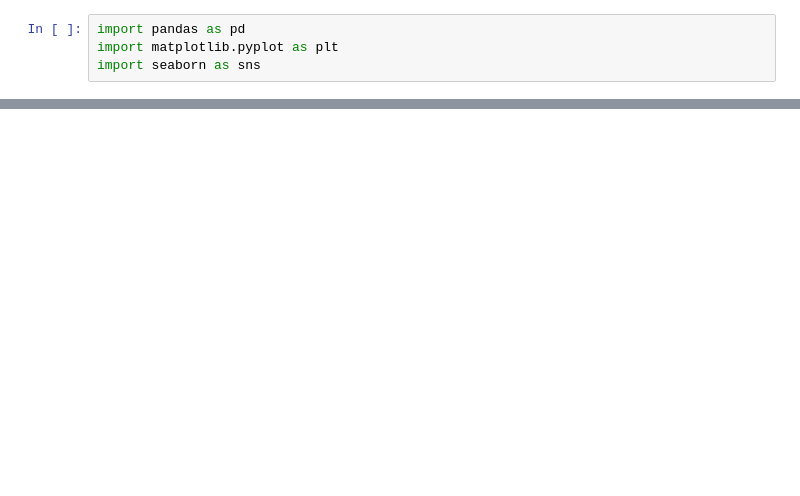
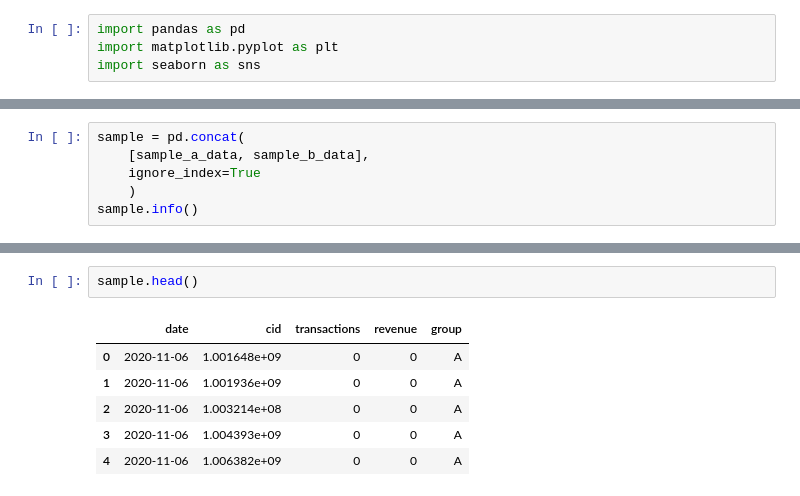
Before and after one commit to Vezdexod/sf_data_science, a Jupyter notebook: Data_Science_memory/EDA5/EDA5.5.ipynb, the cells around one changed output, grey strips where cells are left out. Drawn from its saved outputs; the diff is of its cells as text; blank space fills up the shorter version.

```diff
--- a/Data_Science_memory/EDA5/EDA5.5.ipynb
+++ b/Data_Science_memory/EDA5/EDA5.5.ipynb
@@ -38,0 +140,6 @@ import seaborn as sns
+# %%
+sample = pd.concat(
+    [sample_a_data, sample_b_data],
+    ignore_index=True
+    )
+sample.info()
@@ -38,0 +159,9 @@ import seaborn as sns
+# %%
+sample.head()
+# %% [output]
+|  | date | cid | transactions | revenue | group |
+| 0 | 2020-11-06 | 1.001648e+09 | 0 | 0 | A |
+| 1 | 2020-11-06 | 1.001936e+09 | 0 | 0 | A |
+| 2 | 2020-11-06 | 1.003214e+08 | 0 | 0 | A |
+| 3 | 2020-11-06 | 1.004393e+09 | 0 | 0 | A |
+| 4 | 2020-11-06 | 1.006382e+09 | 0 | 0 | A |
```
Also changed, not shown: parts of 25 cells of this notebook, 10 other files.
